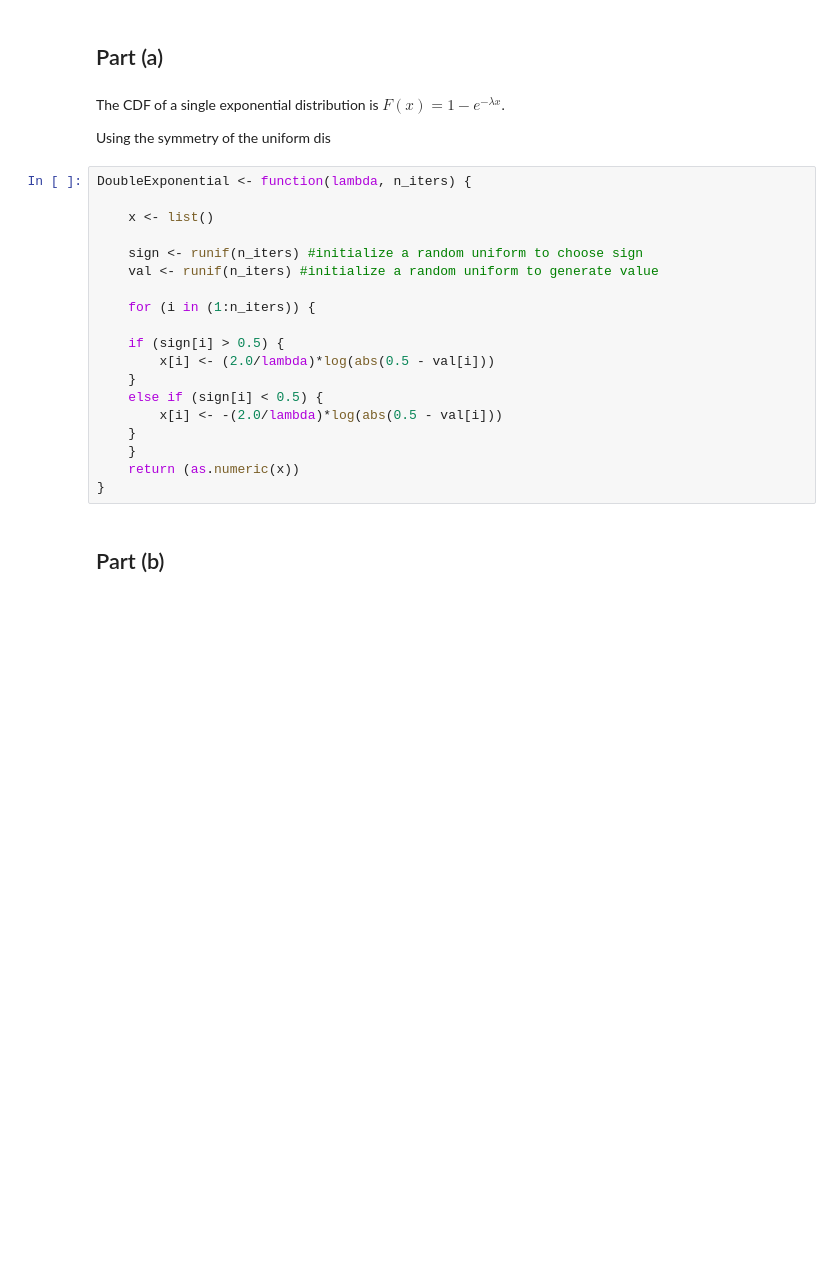
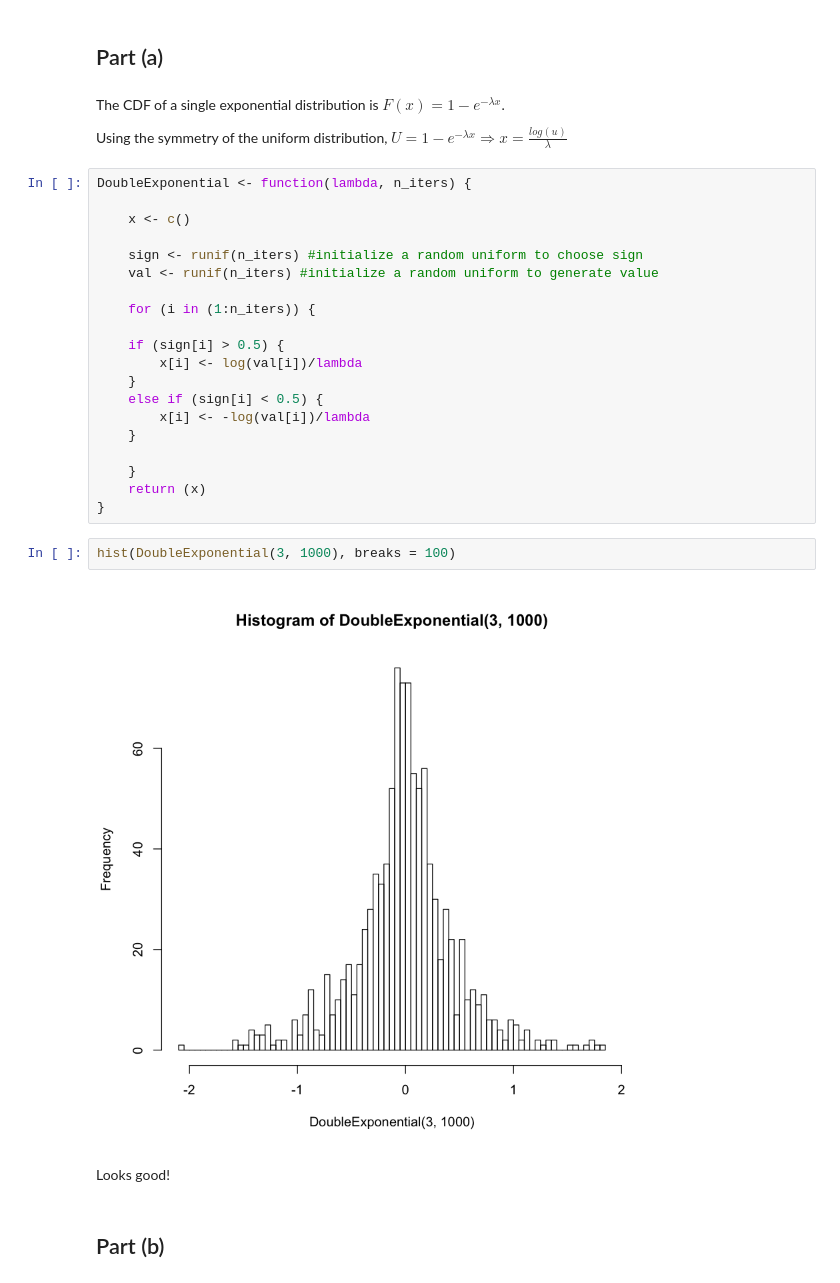
Before and after one commit to franklinmarsh/computational_statistics, a Jupyter notebook: hw2.ipynb, the cells around one changed output. Drawn from its saved outputs; the diff is of its cells as text; blank space fills up the shorter version.

```diff
--- a/hw2.ipynb
+++ b/hw2.ipynb
@@ -37,11 +37,11 @@ RecursiveBinomial <- (m,n,k) {
 # %% [markdown]
 The CDF of a single exponential distribution is $F(x) = 1 - e^{-\lambda x}$.
 
-Using the symmetry of the uniform dis
+Using the symmetry of the uniform distribution, $U = 1 - e^{-\lambda x} \Rightarrow x = \frac{log(u)}{\lambda}$
 # %%
 DoubleExponential <- function(lambda, n_iters) {
 
-    x <- list()
+    x <- c()
 
     sign <- runif(n_iters) #initialize a random uniform to choose sign
     val <- runif(n_iters) #initialize a random uniform to generate value
@@ -49,13 +49,20 @@ DoubleExponential <- function(lambda, n_iters) {
     for (i in (1:n_iters)) {
 
     if (sign[i] > 0.5) {
-        x[i] <- (2.0/lambda)*log(abs(0.5 - val[i]))
+        x[i] <- log(val[i])/lambda
     }
     else if (sign[i] < 0.5) {
-        x[i] <- -(2.0/lambda)*log(abs(0.5 - val[i]))
+        x[i] <- -log(val[i])/lambda
     }
+
     }
-    return (as.numeric(x))
+    return (x)
 }
+# %%
+hist(DoubleExponential(3, 1000), breaks = 100)
+# %% [output]
+[figure, added]
+# %% [markdown]
+Looks good!
 # %% [markdown]
  ## Part (b)
```
Also changed, not shown: parts of 39 cells of this notebook.
